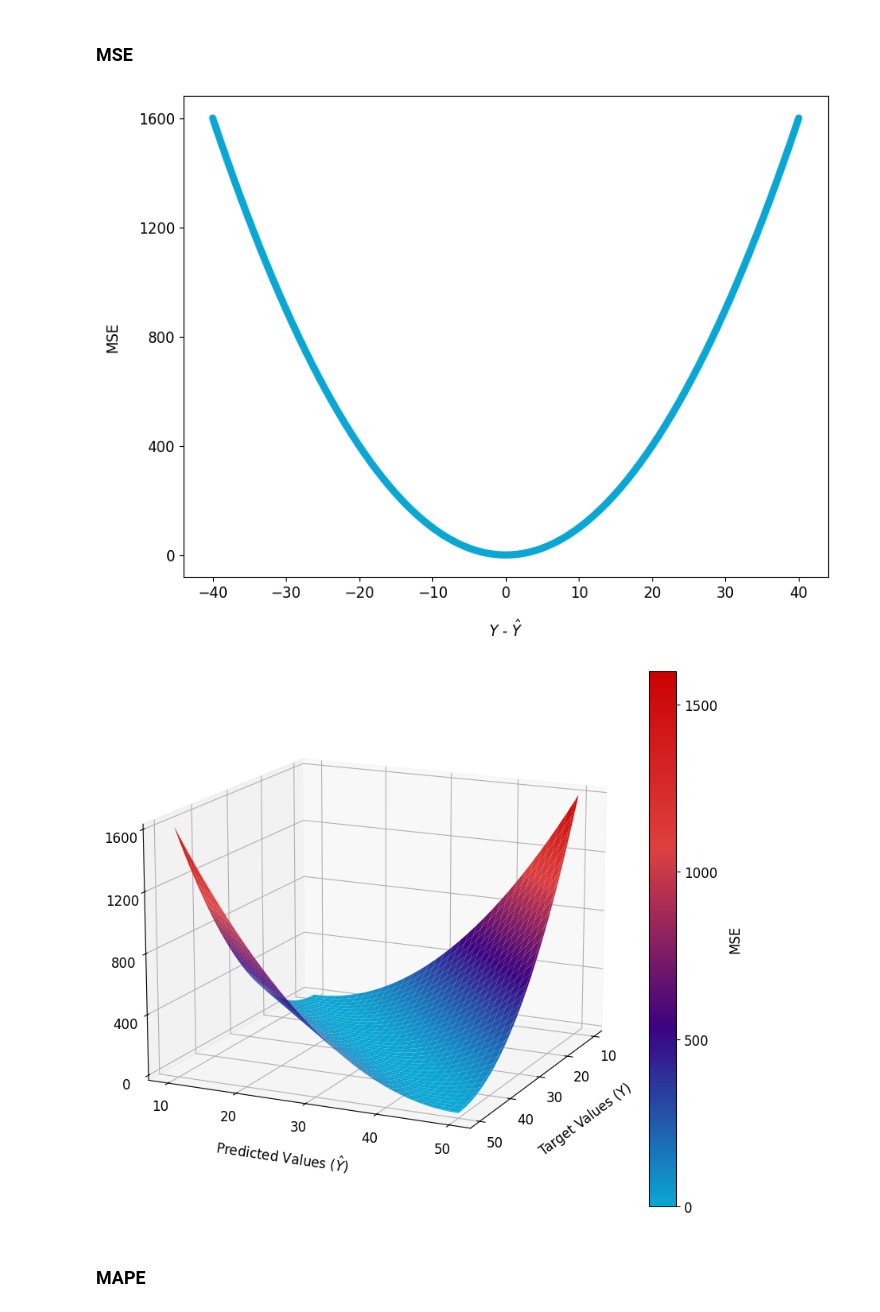
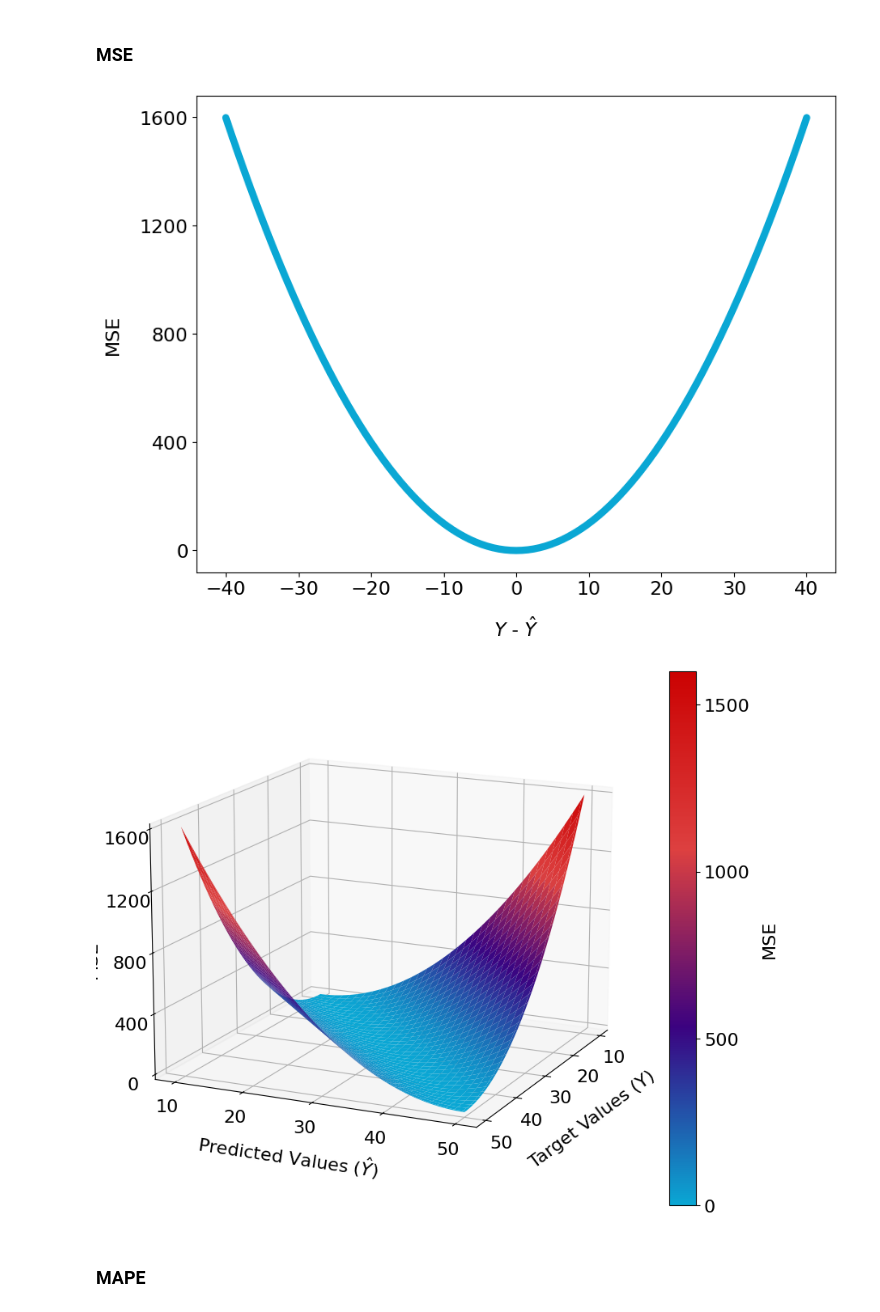
Before and after one commit to NannyML/The-Little-Book-of-ML-Metrics, a Jupyter notebook: book_plots.ipynb, the cells around one changed output. Saved outputs shown, nothing was run; the diff lists cells and outputs as text; code cells hidden in the pictures.

Commit message:
R-square and some plot updates

```diff
--- a/book_plots.ipynb
+++ b/book_plots.ipynb
@@ -4,7 +4,7 @@ import matplotlib.pyplot as plt
 import matplotlib.colors as mcolors
 
 plt.rcParams['axes.labelpad'] = 15
-plt.rcParams.update({'font.size': 12})
+plt.rcParams.update({'font.size': 16})
 # %%
 # Define the colors
 start_color = "#0AA7D4"
@@ -109,32 +109,32 @@ ax.set_yticks([0, 400, 800, 1200, 1600])
 plt.savefig('plots/MSE_cross_section.png', dpi=300)
 plt.show()
 # %% [output]
-[figure, old version]
+[figure, new version]
 # %%
 fig = plt.figure(figsize=(6.4*1.5, 4.8*1.5))
 ax = fig.add_subplot(111, projection='3d')
 surf = ax.plot_surface(real_grid, predicted_grid, mse_grid, cmap=nml_cmap,
                        vmin=np.min(mse_grid), vmax=np.max(mse_grid))
 
-cbar = fig.colorbar(surf, pad=0.01)
+cbar = fig.colorbar(surf, pad=0.03)
 cbar.ax.locator_params(nbins=4)
 
 ax.set_xticks([10, 20, 30, 40, 50])
 ax.set_yticks([10, 20, 30, 40, 50])
 ax.set_zticks([0, 400, 800, 1200, 1600])
 ax.view_init(elev=15, azim=25)
 
 ax.set_xlabel('Target Values (Y)')
 ax.set_ylabel('Predicted Values ($\hat{Y}$)')
 ax.set_zlabel('MSE', labelpad=10)
 ax.zaxis.label.set_rotation(90)
 cbar.set_label('MSE', labelpad=10)
 
 fig.tight_layout()
 plt.savefig('plots/MSE_3d_surface.png', dpi=300)
 plt.show()
 # %% [output]
-[figure, old version]
+[figure, new version]
 # %% [markdown]
 ### MAPE
 # %%
```
Also changed, not shown: parts of 13 cells of this notebook, 11 other files.
